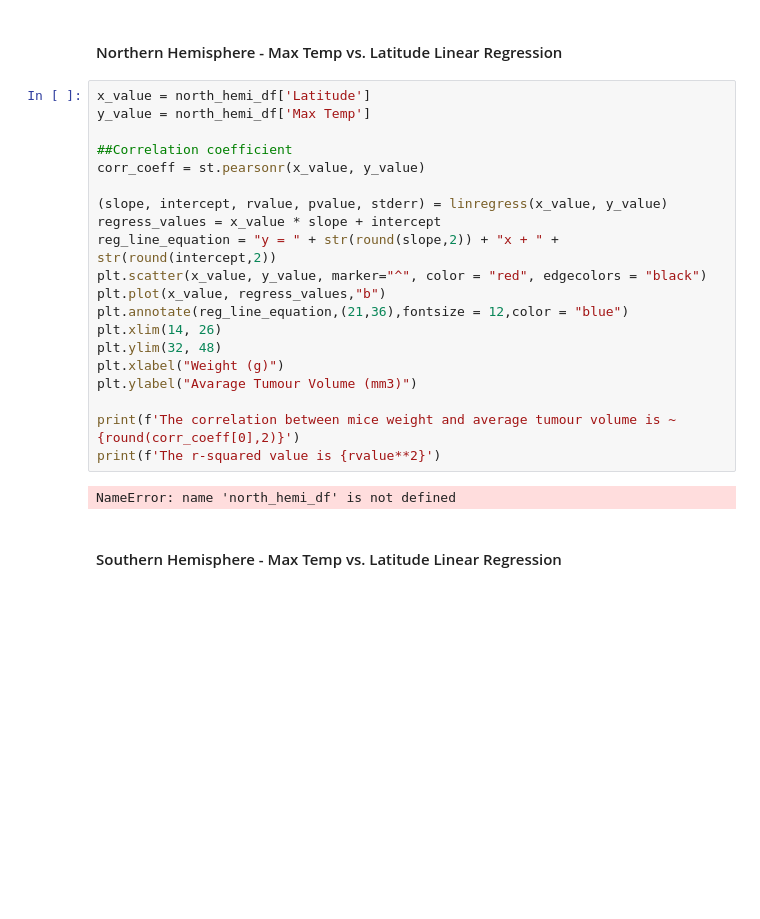
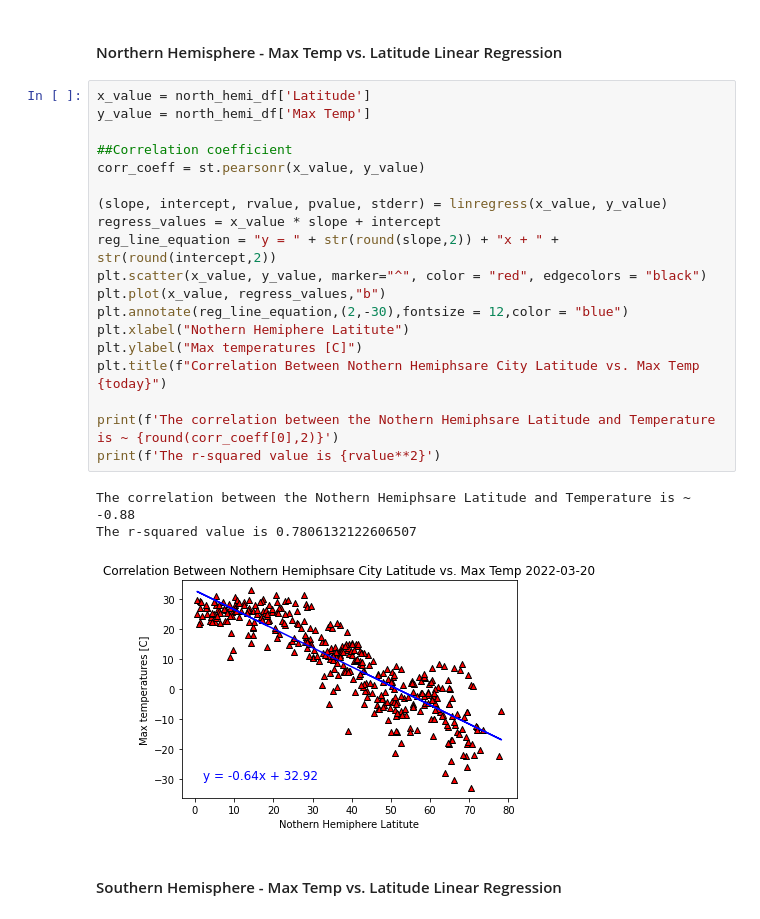
Before and after one commit to jsacharz/python-api-challenge, a Jupyter notebook: starter_code/WeatherPy.ipynb, the cells around one changed output. Saved outputs shown, nothing was run; the diff lists cells and outputs as text; blank space fills up the shorter version.

```diff
--- a/starter_code/WeatherPy.ipynb
+++ b/starter_code/WeatherPy.ipynb
@@ -247,24 +287,25 @@ NameError: name 'weather_df' is not defined
 # %%
 x_value = north_hemi_df['Latitude']
 y_value = north_hemi_df['Max Temp']
 
 ##Correlation coefficient
 corr_coeff = st.pearsonr(x_value, y_value)
 
 (slope, intercept, rvalue, pvalue, stderr) = linregress(x_value, y_value)
 regress_values = x_value * slope + intercept
 reg_line_equation = "y = " + str(round(slope,2)) + "x + " + str(round(intercept,2))
 plt.scatter(x_value, y_value, marker="^", color = "red", edgecolors = "black")
 plt.plot(x_value, regress_values,"b")
-plt.annotate(reg_line_equation,(21,36),fontsize = 12,color = "blue")
-plt.xlim(14, 26)
-plt.ylim(32, 48)
-plt.xlabel("Weight (g)")
-plt.ylabel("Avarage Tumour Volume (mm3)")
+plt.annotate(reg_line_equation,(2,-30),fontsize = 12,color = "blue")
+plt.xlabel("Nothern Hemiphere Latitute")
+plt.ylabel("Max temperatures [C]")
+plt.title(f"Correlation Between Nothern Hemiphsare City Latitude vs. Max Temp {today}")
 
-print(f'The correlation between mice weight and average tumour volume is ~ {round(corr_coeff[0],2)}')
+print(f'The correlation between the Nothern Hemiphsare Latitude and Temperature is ~ {round(corr_coeff[0],2)}')
 print(f'The r-squared value is {rvalue**2}')
 # %% [output]
-NameError: name 'north_hemi_df' is not defined
+The correlation between the Nothern Hemiphsare Latitude and Temperature is ~ -0.88
+The r-squared value is 0.7806132122606507
+[figure, added]
 # %% [markdown]
 ####  Southern Hemisphere - Max Temp vs. Latitude Linear Regression
```
Also changed, not shown: parts of 20 cells of this notebook, 13 other files.
